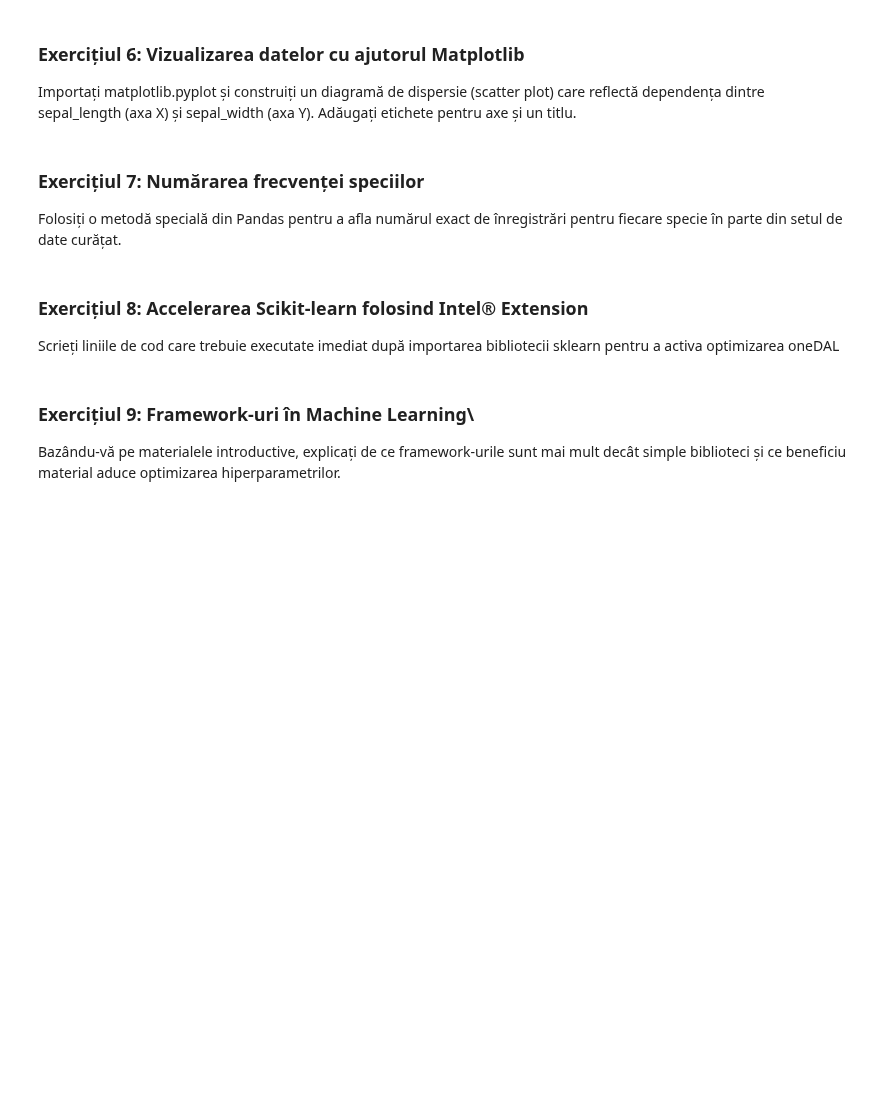
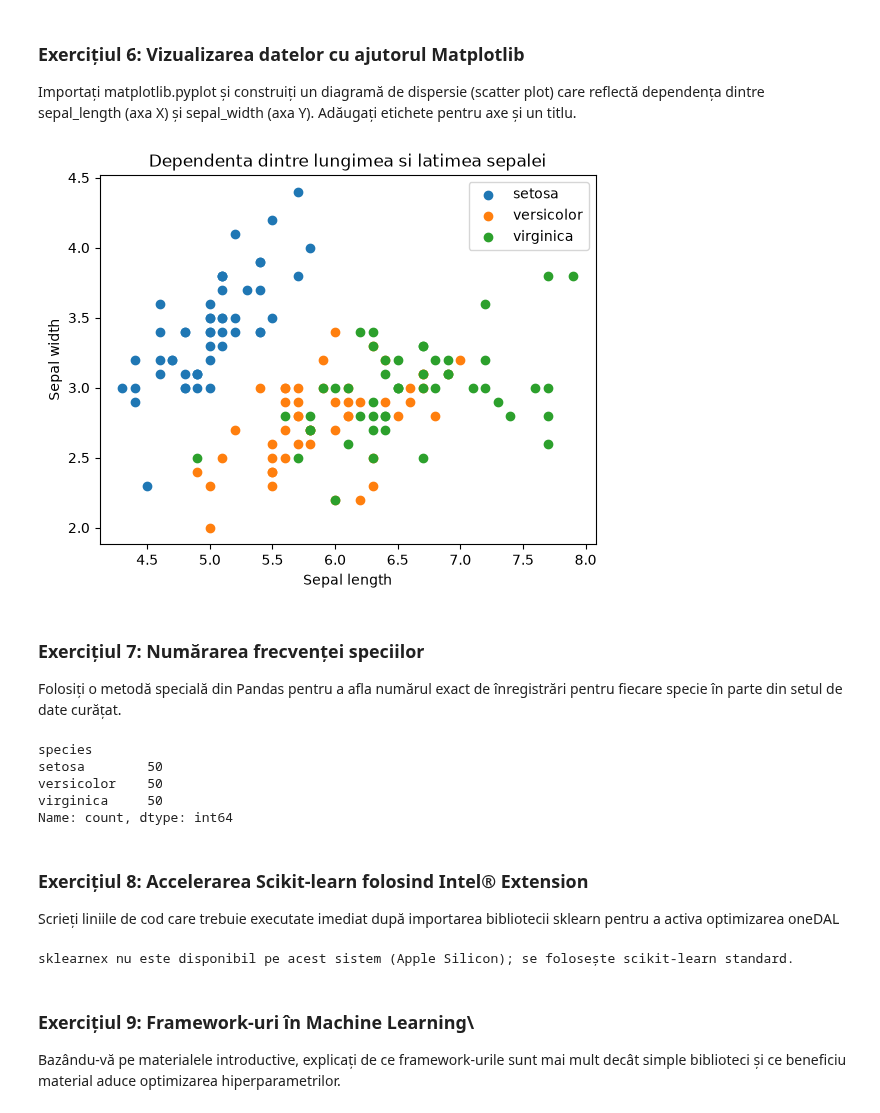
Before and after one commit to AndreiVelescu/usm-ml, a Jupyter notebook: lab1/01_RO_Lab1_.ipynb, the cells around one changed output. Cells and saved outputs as stored; diff of their text form; code cells hidden in the pictures; blank space fills up the shorter version.

```diff
--- a/lab1/01_RO_Lab1_.ipynb
+++ b/lab1/01_RO_Lab1_.ipynb
@@ -17,3 +22,13 @@ Folosind bibliotecile pandas și numpy, încărcați fișierul Iris_Data.csv din
  - Numărul total de rânduri.
  - Numele tuturor coloanelor.
  - Tipurile de date pentru fiecare coloană.
+# %%
+path = '/Users/mac007/workfiles/master_usm/ml/datasets/dataset_iris.csv'
+
+dataframe = pd.read_csv(path)
+
+df = dataframe.copy()
+
+
+
+df.shape
@@ -24,3 +41,8 @@ Explorați valorile din coloana species.
 Observați că toate încep cu prefixul Iris-.
 
 Scrieți cod pentru a elimina acest prefix din toate rândurile (astfel încât să rămână doar setosa, versicolor, virginica).
+# %%
+
+df["species"] = df["species"].str.replace("Iris-", "" )
+
+df.head()
@@ -41,13 +126,43 @@ aplicați următoarele reguli: pentru sepal_length, sepal_width și petal_width
 
 Importați matplotlib.pyplot și construiți un diagramă de dispersie (scatter plot) care reflectă dependența dintre sepal_length (axa X) și sepal_width (axa Y).
    Adăugați etichete pentru axe și un titlu.
+# %%
+for specie, grup in df.groupby("species"):
+    plt.scatter(grup["sepal_length"], grup["sepal_width"], label=specie)
+
+
+
+plt.xlabel("Sepal length")
+plt.ylabel("Sepal width")
+plt.title("Dependenta dintre lungimea si latimea sepalei")
+plt.legend()
+plt.show()
+# %% [output]
+[figure, added]
 # %% [markdown]
 ### Exercițiul 7: Numărarea frecvenței speciilor
  Folosiți o metodă specială din Pandas pentru a afla numărul exact de înregistrări pentru fiecare specie în parte din setul de date curățat.
+# %%
+frequence = df["species"].value_counts()
+print(frequence)
+# %% [output]
+species
+setosa        50
+versicolor    50
+virginica     50
+Name: count, dtype: int64
 # %% [markdown]
 ### Exercițiul 8: Accelerarea Scikit-learn folosind Intel® Extension
 
 Scrieți liniile de cod care trebuie executate imediat după importarea bibliotecii sklearn pentru a activa optimizarea oneDAL
+# %%
+try:
+    from sklearnex import patch_sklearn
+    patch_sklearn()
+except ImportError:
+    print("sklearnex nu este disponibil pe acest sistem (Apple Silicon) se foloseste scikit-learn standard.")
+# %% [output]
+sklearnex nu este disponibil pe acest sistem (Apple Silicon); se folosește scikit-learn standard.
 # %% [markdown]
 ### Exercițiul 9: Framework-uri în Machine Learning\
 
```
Also changed, not shown: parts of 12 cells of this notebook, 4 other files.
